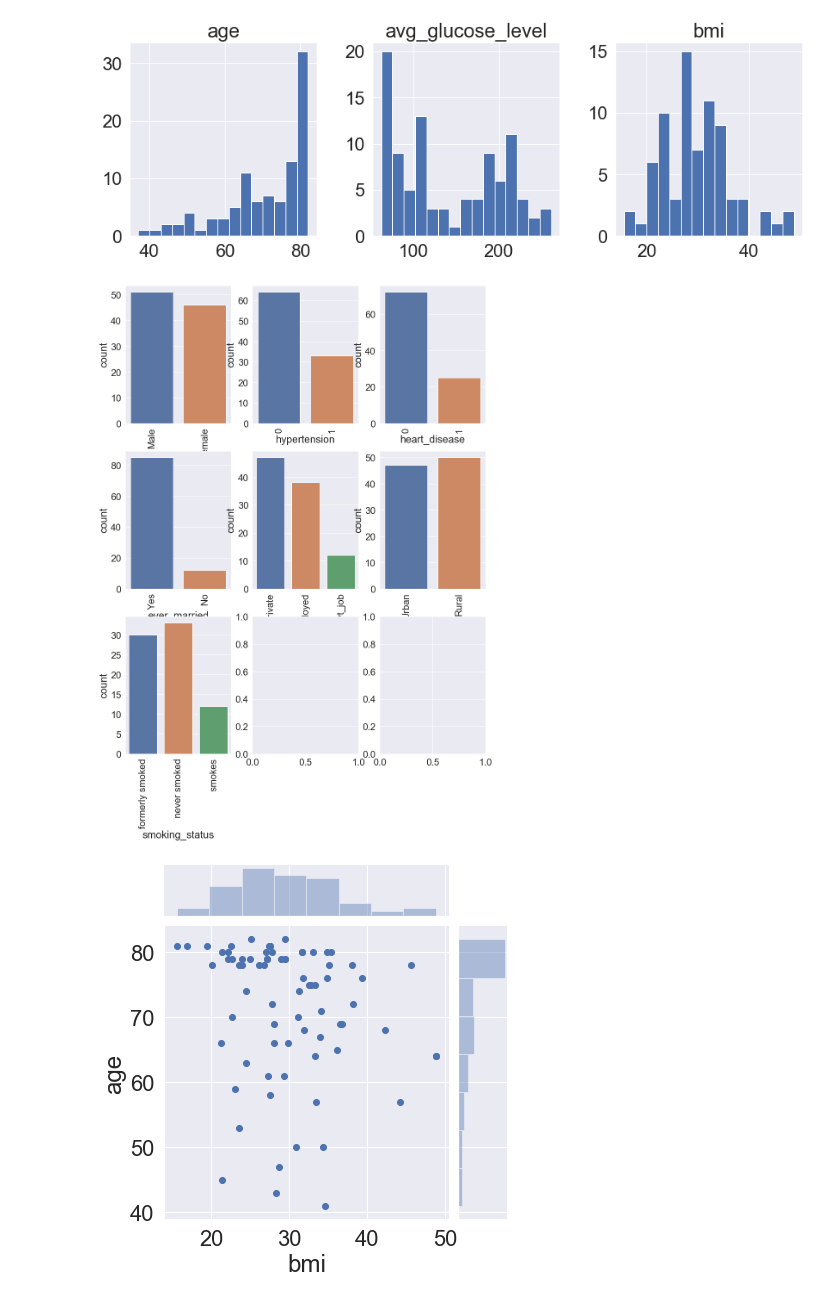
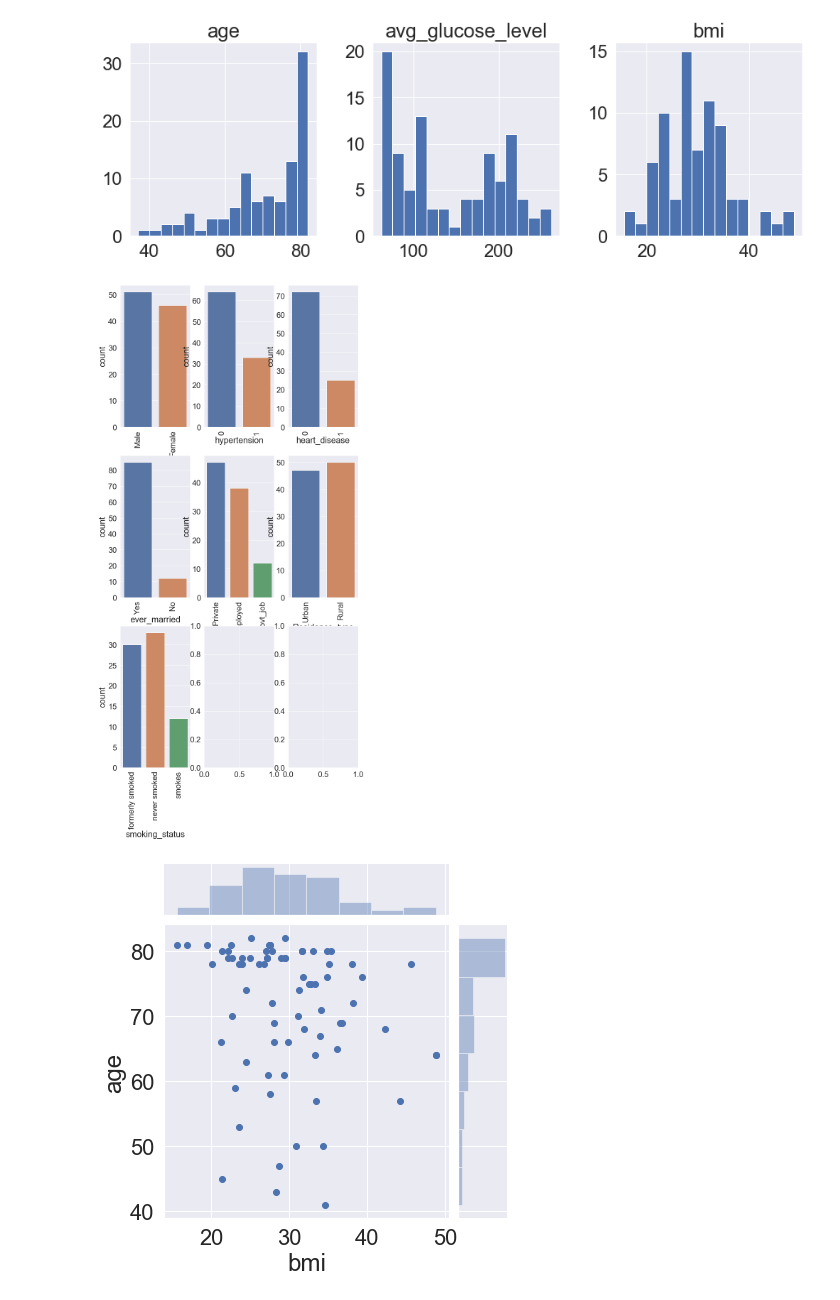
Before and after one commit to Coolbreeze151/Predicting-Stroke, a Jupyter notebook: Stroke Prediction.ipynb, the cells around one changed output. Cells and saved outputs as stored; diff of their text form; code cells hidden in the pictures.

```diff
--- a/Stroke Prediction.ipynb
+++ b/Stroke Prediction.ipynb
@@ -249,13 +249,13 @@ train_df_stroke[numerical].hist(bins=15, figsize=(20, 10), layout=(2, 4));
 # %% [output]
 [figure]
 # %%
-fig, ax = plt.subplots(3, 3, figsize=(15, 20))
+fig, ax = plt.subplots(3, 3, figsize=(12, 25))
 for variable, subplot in zip(categorical, ax.flatten()):
     sns.countplot(train_df_stroke[variable], ax=subplot)
     for label in subplot.get_xticklabels():
         label.set_rotation(90)
 # %% [output]
-[figure, old version]
+[figure, new version]
 # %%
 sns.jointplot(x=train_df_stroke['bmi'], y=train_df_stroke['age']);
 # %% [output]
```
